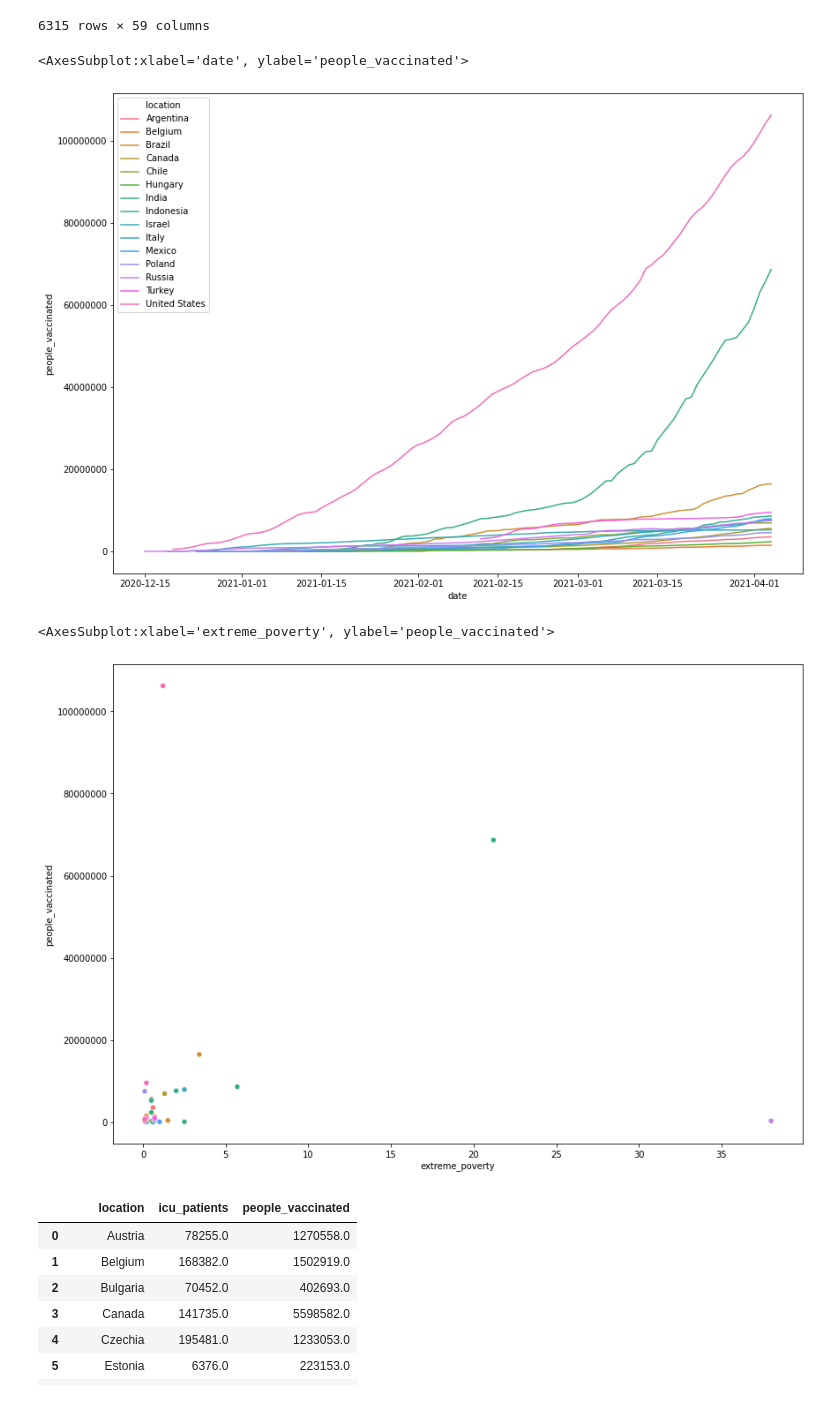
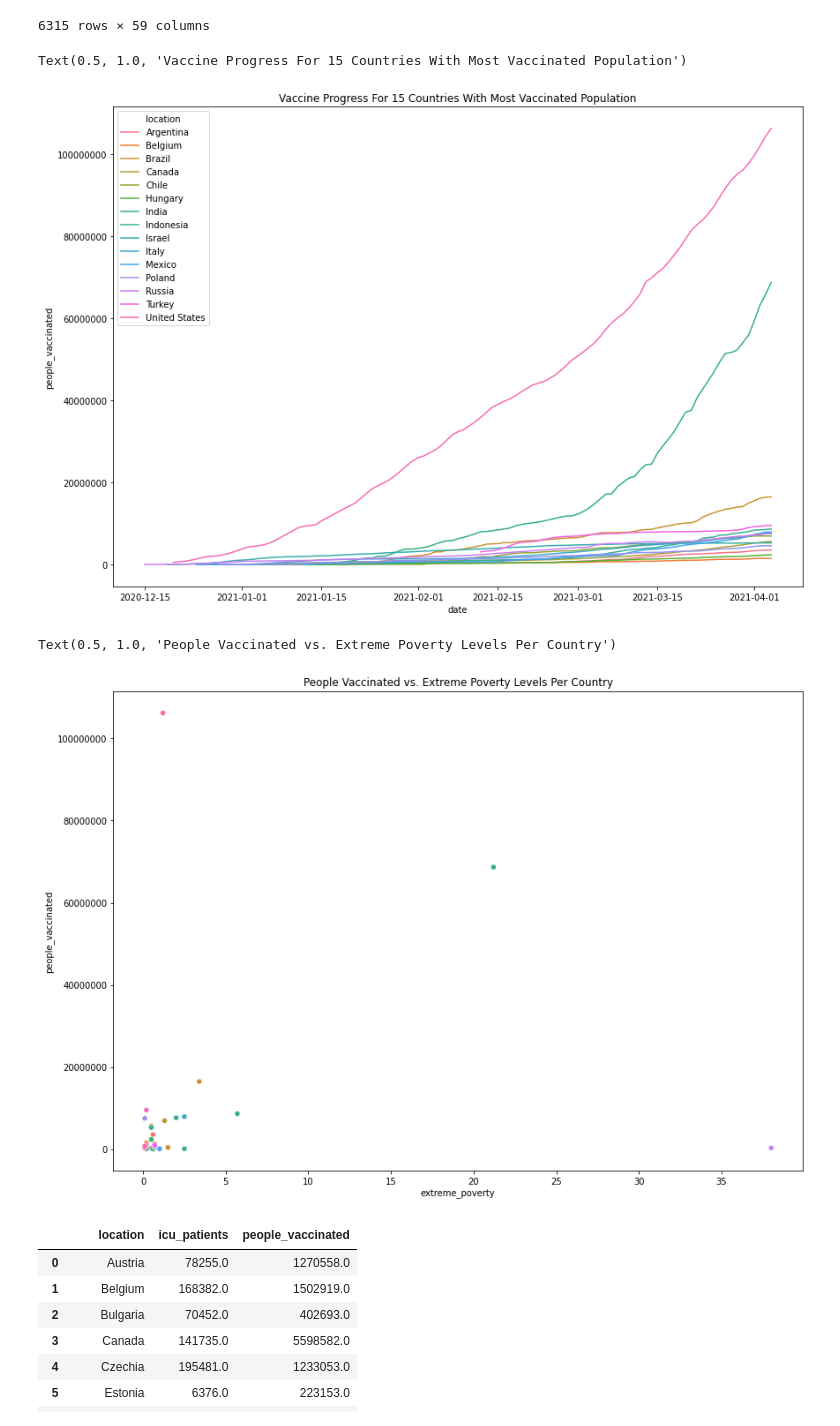
Before and after one commit to jonvolfson/DS2500Project, a Jupyter notebook: main.ipynb, the cells around one changed output. Cells and saved outputs as stored; diff of their text form; code cells hidden in the pictures.

Commit message:
Adding titles to current visualizations.

```diff
--- a/main.ipynb
+++ b/main.ipynb
@@ -105,17 +105,17 @@ df_new
 # %%
 fig, scatter = plt.subplots(figsize = (14,10))
 plt.ticklabel_format(style='plain', axis='y')
-sns.lineplot(data=df_new, x='date', y='people_vaccinated', hue='location')
+sns.lineplot(data=df_new, x='date', y='people_vaccinated', hue='location').set_title('Vaccine Progress For 15 Countries With Most Vaccinated Population')
 # %% [output]
-<AxesSubplot:xlabel='date', ylabel='people_vaccinated'>
+Text(0.5, 1.0, 'Vaccine Progress For 15 Countries With Most Vaccinated Population')
-[figure, old version]
+[figure, new version]
 # %%
 fig, scatter = plt.subplots(figsize = (14,10))
 plt.ticklabel_format(style='plain', axis='y')
-sns.scatterplot(data=df_hc_to_date, x='extreme_poverty', y='people_vaccinated', hue='location', legend=False)
+sns.scatterplot(data=df_hc_to_date, x='extreme_poverty', y='people_vaccinated', hue='location', legend=False).set_title('People Vaccinated vs. Extreme Poverty Levels Per Country')
 # %% [output]
-<AxesSubplot:xlabel='extreme_poverty', ylabel='people_vaccinated'>
+Text(0.5, 1.0, 'People Vaccinated vs. Extreme Poverty Levels Per Country')
-[figure, old version]
+[figure, new version]
 # %%
 df_sum = data.groupby(['location']).sum()
 df_sum.reset_index(inplace=True)
```
Also changed, not shown: parts of 2 cells of this notebook.
